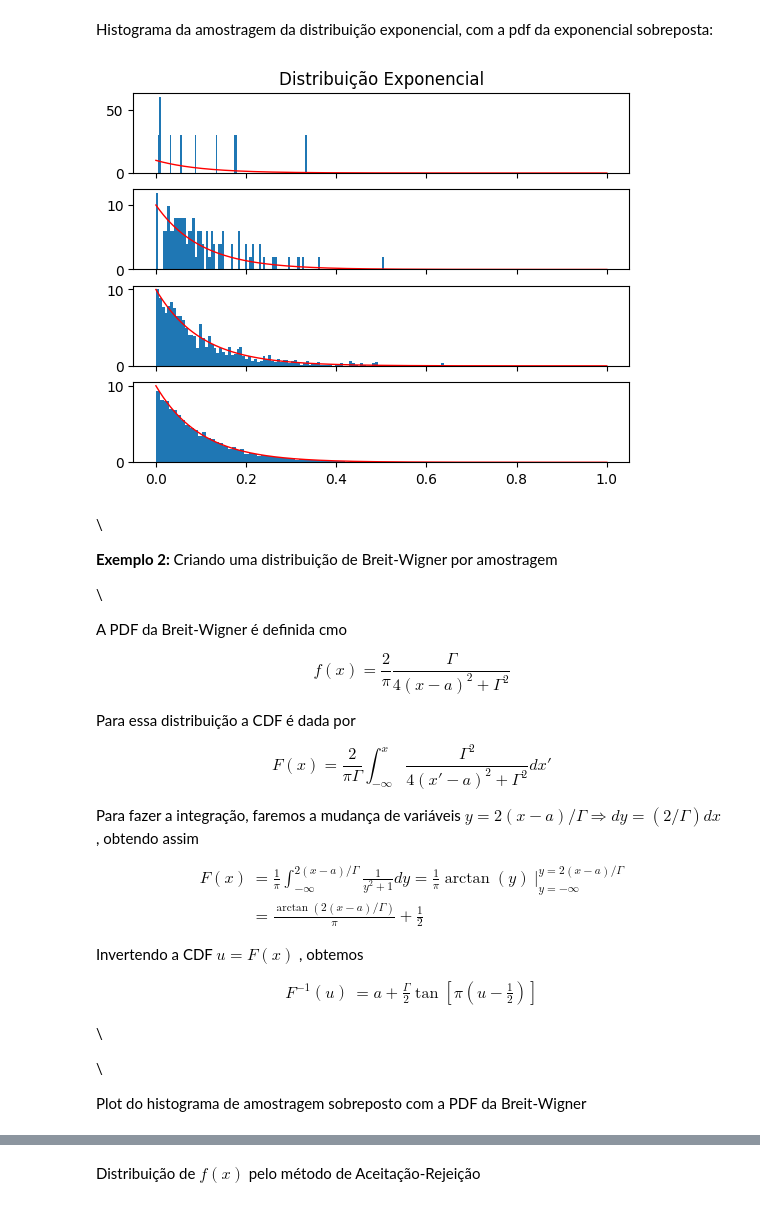
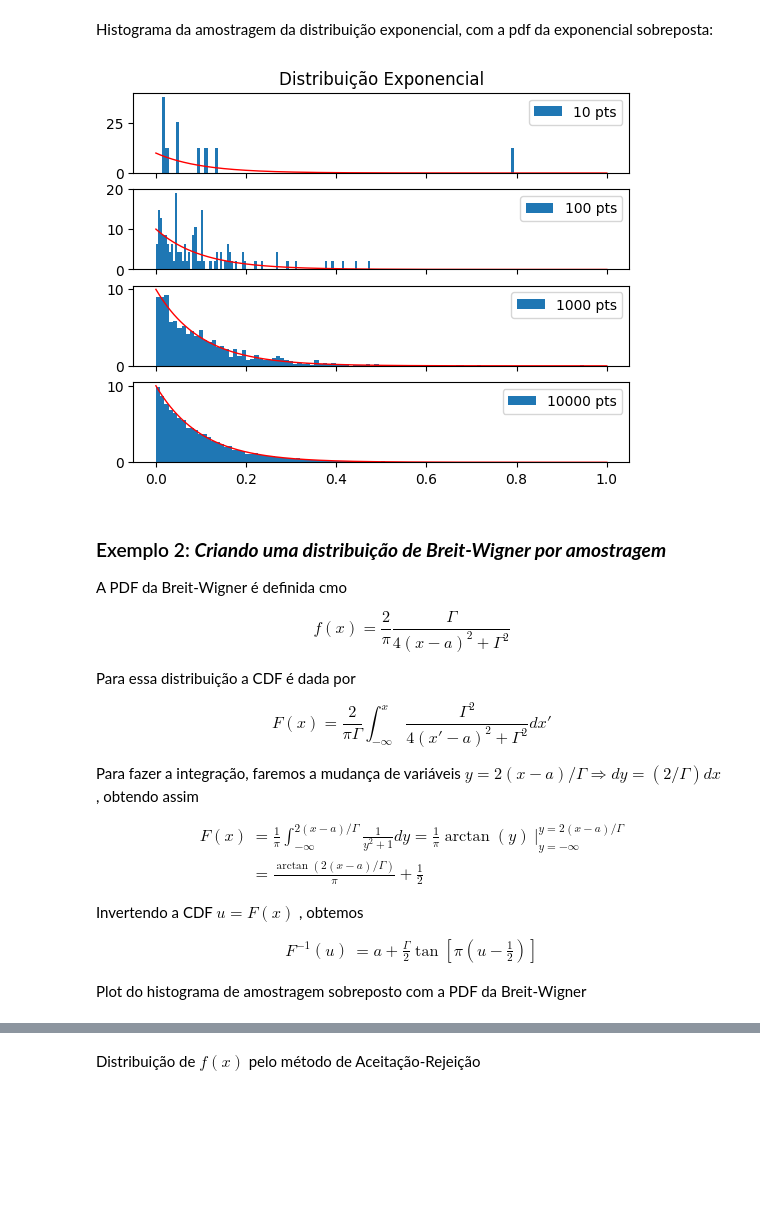
Before and after one commit to clemencia/ML4PPGF_UERJ, a Jupyter notebook: Amostragem_e_integracao_MC.ipynb, the cells around one changed output, grey strips where cells are left out. Drawn from its saved outputs; the diff is of its cells as text; code cells hidden in the pictures; blank space fills up the shorter version.

```diff
--- a/Amostragem_e_integracao_MC.ipynb
+++ b/Amostragem_e_integracao_MC.ipynb
@@ -72,41 +74,40 @@ from scipy.stats import expon
 import matplotlib.pyplot as plt
 plt.style.use('default') # para plots bonitinhos
 
 # Inverse CDF function
 #Como boa prática de Python, definimos todas as funções no começo do script!
 def invCDF(u):
    return -tau*np.log(u)
 
 # lista com diferentes números de pontos
 npts=[10, 100, 1000, 10000]
 # número de bins dos histogramas
 nbins = 100
 # Vida Média
 tau=0.1
 # Cria uma figura que contém subplots sobrepostos (Histograma e Exponencial)
 fig, ax = plt.subplots(len(npts), sharex=True)
 ax[0].set_title('Distribuição Exponencial')
 # cria um plot da distribuição exponencial
 x = np.linspace(0,1,1000)
 y = expon.pdf(x, scale=tau) # equivalente a y = (1/tau)*np.exp(-x/tau)
 
 # Amostra de CDF inversa usando uma distribuição uniforme
 for i in range(len(npts)):
     sample = [invCDF(random()) for _ in range(npts[i])]
     # cria um histograma com os dados de amostragem
-    ax[i].hist(sample,bins=nbins,density=1)
+    ax[i].hist(sample,bins=nbins,density=1,label=str(npts[i])+" pts")
     ax[i].plot(x,y,color='red',linewidth=1)
+    ax[i].legend(loc="upper right")
 
 # show plot
 plt.show()
 # %% [output]
-[figure, old version]
+[figure, new version]
 # %% [markdown]
-\\
+### Exemplo 2: ***Criando uma distribuição de Breit-Wigner por amostragem***
 
-**Exemplo 2:** Criando uma distribuição de Breit-Wigner por amostragem
 
-\\
 
 A PDF da Breit-Wigner é definida cmo
 
@@ -120,6 +121,7 @@ Para essa distribuição a CDF é dada por
 \begin{equation*}
 F(x) = \frac{2}{\pi \Gamma} \int_{-\infty}^x \frac{\Gamma^2}{4(x'-a)^2+\Gamma^2} dx'
 \end{equation*}
+
 
 Para fazer a integração, faremos a mudança de variáveis $y=2(x-a)/\Gamma \Rightarrow  dy=(2/\Gamma)dx$ , obtendo assim
 
@@ -137,9 +139,7 @@ F^{-1}(u) &= a+ \frac{\Gamma}{2}  \tan{\left[ \pi \left( u - \frac{1}{2} \right)
 \end{align*}
 
 
-\\
 
-\\
 
 Plot do histograma de amostragem sobreposto com a PDF da Breit-Wigner
 # %%
```
Also changed, not shown: parts of 9 cells of this notebook.
